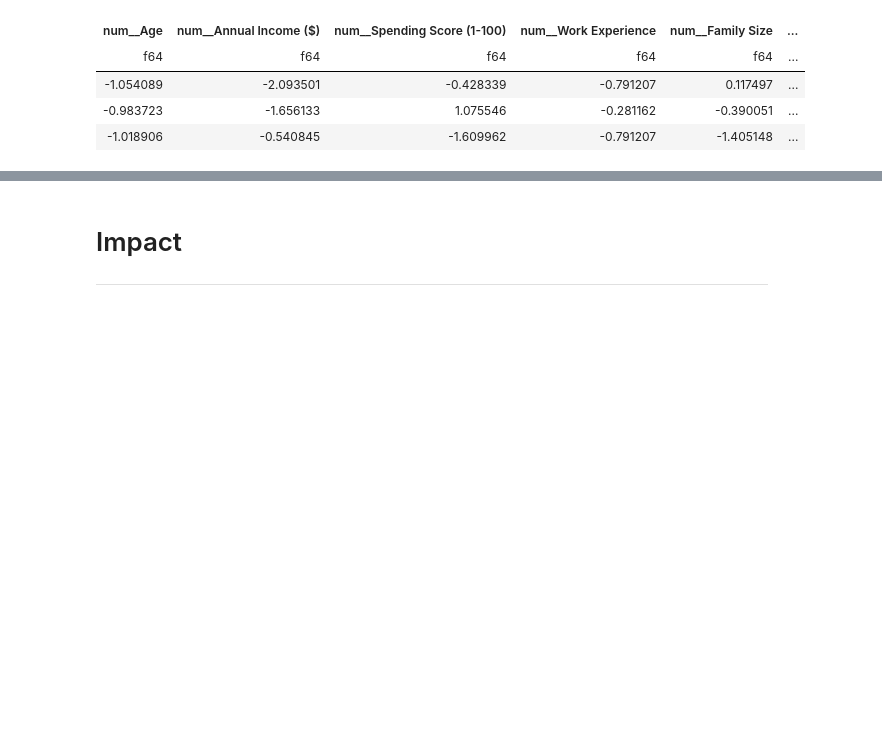
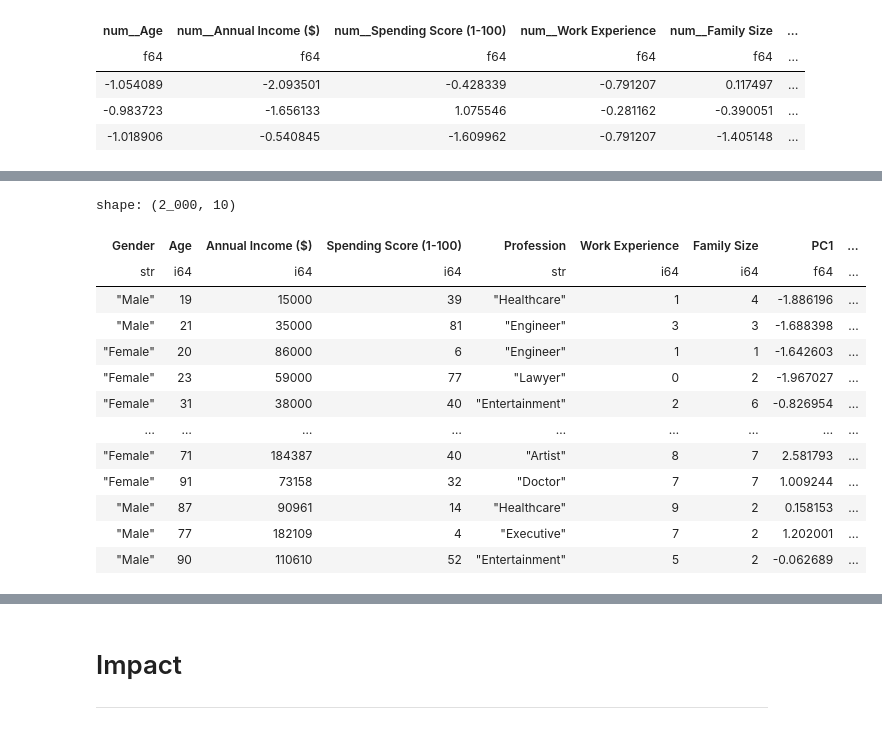
Before and after one commit to RJUNCC/data-modeling-sp500-forecasting, a Jupyter notebook: customer_data.ipynb, the cells around one changed output, grey strips where cells are left out. Cells and saved outputs as stored; diff of their text form; code cells hidden in the pictures; blank space fills up the shorter version.

```diff
--- a/customer_data.ipynb
+++ b/customer_data.ipynb
@@ -240,5 +241,5 @@ new_num_cols = list(pipe.named_steps["preprocessor"].named_transformers_["num"].
 new_cat_cols = list(pipe.named_steps["preprocessor"].named_transformers_["cat"].get_feature_names_out())
 all_cols     = new_num_cols + new_cat_cols
 # %%
-kmeans = KMeans(n_clusters=3)
-kmeans_labels = kmeans.fit_predict(df_scaled)
+kmeans = KMeans(n_clusters=2, random_state=42)
+kmeans_clusters = kmeans.fit_predict(df_scaled)
@@ -272,0 +250,8 @@ alt.Chart(...)
+# %%
+pca = PCA(n_components=2)
+pca.fit(df_scaled)
+scores = pca.transform(df_scaled)
+pca_components = pca.components_
+pca_explained_variance = pca.explained_variance_
+pca_mean = pca.mean_
+scores[:, 0]
@@ -272,0 +281,18 @@ alt.Chart(...)
+# %%
+df_copy = df.__copy__()
+kmeans_pca_df = df_copy.with_columns([
+    pl.Series("PC1", scores[:, 0]),
+    pl.Series("PC2", scores[:, 1]),
+    pl.Series('Cluster', kmeans_clusters.astype(str))
+])
+
+alt.Chart(kmeans_pca_df).mark_circle(size=200).encode(
+    x=alt.X('PC1:Q', title="PC1"),
+    y=alt.Y('PC2:Q', title="PC2"),
+    color=alt.Color("Cluster:N"),
+    tooltip=["PC1", "PC2"]
+).properties(
+    width=700,
+    height=400,
+    title="PCA"
+).interactive()
@@ -272,0 +301,17 @@ alt.Chart(...)
+# %%
+kmeans_pca_df
+# %% [output]
+shape: (2_000, 10)
+| Gender | Age | Annual Income ($) | Spending Score (1-100) | Profession | Work Experience | Family Size | PC1 | ... |
+| str | i64 | i64 | i64 | str | i64 | i64 | f64 | ... |
+| "Male" | 19 | 15000 | 39 | "Healthcare" | 1 | 4 | -1.886196 | ... |
+| "Male" | 21 | 35000 | 81 | "Engineer" | 3 | 3 | -1.688398 | ... |
+| "Female" | 20 | 86000 | 6 | "Engineer" | 1 | 1 | -1.642603 | ... |
+| "Female" | 23 | 59000 | 77 | "Lawyer" | 0 | 2 | -1.967027 | ... |
+| "Female" | 31 | 38000 | 40 | "Entertainment" | 2 | 6 | -0.826954 | ... |
+| … | … | … | … | … | … | … | … | ... |
+| "Female" | 71 | 184387 | 40 | "Artist" | 8 | 7 | 2.581793 | ... |
+| "Female" | 91 | 73158 | 32 | "Doctor" | 7 | 7 | 1.009244 | ... |
+| "Male" | 87 | 90961 | 14 | "Healthcare" | 9 | 2 | 0.158153 | ... |
+| "Male" | 77 | 182109 | 4 | "Executive" | 7 | 2 | 1.202001 | ... |
+| "Male" | 90 | 110610 | 52 | "Entertainment" | 5 | 2 | -0.062689 | ... |
```
Also changed, not shown: parts of 33 cells of this notebook, 1 other file.
